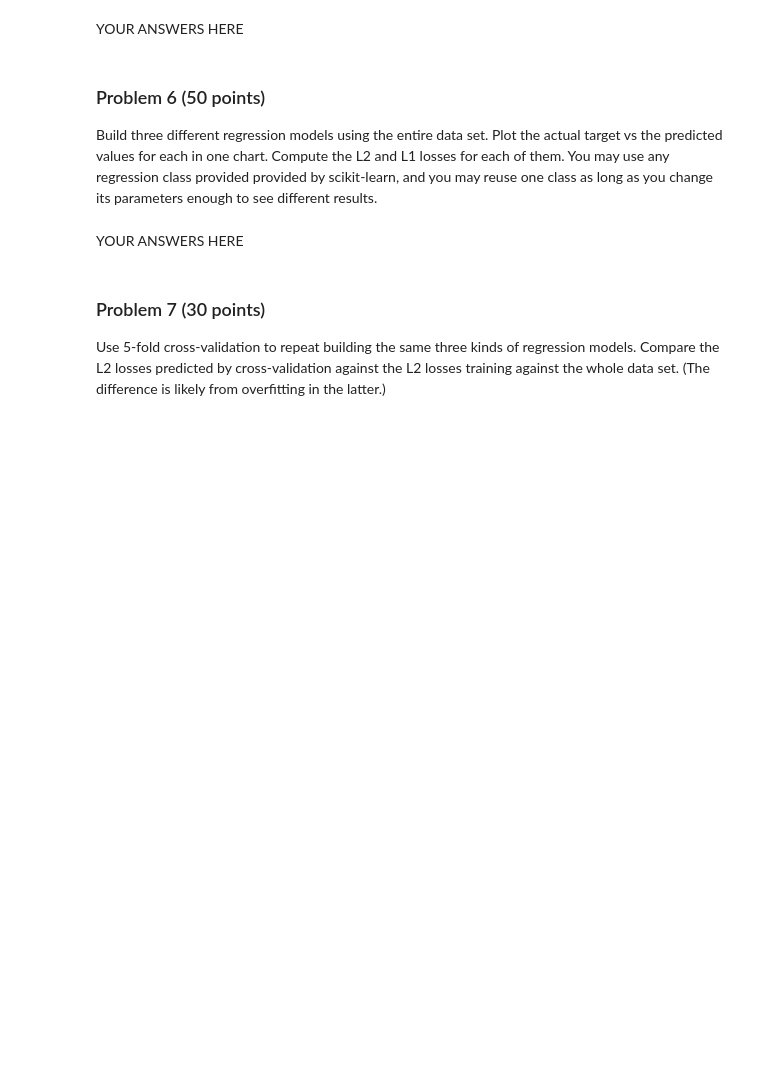
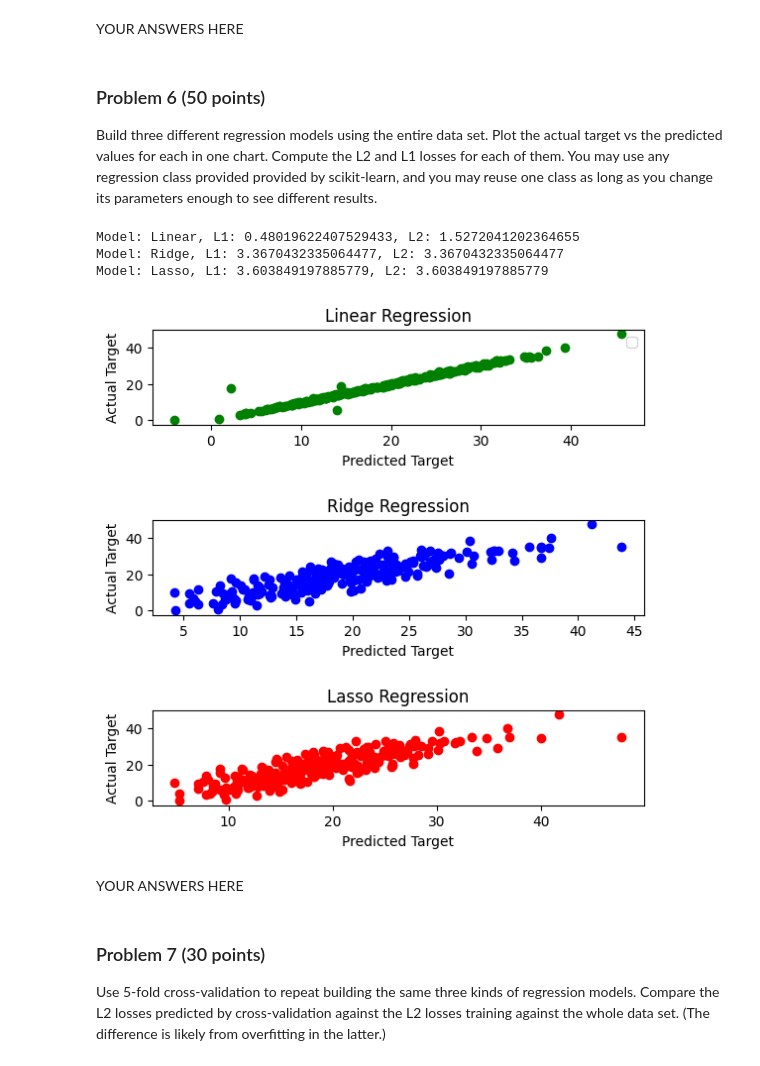
Before and after one commit to AL-Holmes/dx602-final-project, a Jupyter notebook: project.ipynb, the cells around one changed output. Drawn from its saved outputs; the diff is of its cells as text; code cells hidden in the pictures; blank space fills up the shorter version.

```diff
--- a/project.ipynb
+++ b/project.ipynb
@@ -97,6 +97,8 @@ List all of the columns and describe them in your own words.
 # YOUR CODE HERE
 fat_cols = fat.columns
 fat_cols
+fat_features = fat.drop(['target'],axis=1)
+fat_target = fat['target']
 
 '''
 'Density' numeric stated as body density from underwater in gm/cm**3
@@ -216,3 +218,64 @@ You may use any regression class provided provided by scikit-learn, and you may
+# %%
+# Helper for calculating L1,L2 Losses
+def calc_L2(target, actual):
+    error = target - actual
+    error_squared = error * error
+    return np.mean(error_squared)
+def calc_L1(target,actual):
+    error = target - actual
+    return np.mean(np.abs(error))
+
+# 3 models and their losses calculated
+
+fat_linear = sklearn.linear_model.LinearRegression()
+fat_linear.fit(fat_features,fat_target)
+linear_predictions = fat_linear.predict(fat_features)
+linear_L1 = calc_L1(linear_predictions,fat_target)
+linear_L2 = calc_L2(linear_predictions,fat_target)
+
+fat_ridge = sklearn.linear_model.Ridge()
+fat_ridge.fit(fat_features,fat_target)
+ridge_predictions = fat_ridge.predict(fat_features)
+ridge_L1 = calc_L1(ridge_predictions,fat_target)
+ridge_L2 = calc_L1(ridge_predictions,fat_target)
+
+fat_lasso = sklearn.linear_model.Lasso()
+fat_lasso.fit(fat_features,fat_target)
+lasso_predictions = fat_lasso.predict(fat_features)
+lasso_L1 = calc_L1(lasso_predictions,fat_target)
+lasso_L2 = calc_L1(lasso_predictions,fat_target)
+
+# Plot actual vs target for each model
+plt.subplot(3,1,1)
+plt.subplots_adjust(top=2,bottom=1,wspace=1, hspace=1)
+plt.scatter(linear_predictions,fat_target, color="green")
+plt.legend()
+plt.title("Linear Regression")
+plt.xlabel("Predicted Target")
+plt.ylabel("Actual Target")
+
+plt.subplot(3,1,2)
+plt.subplots_adjust(top=2,bottom=1,wspace=1, hspace=1)
+plt.scatter(ridge_predictions,fat_target, color="blue")
+plt.title("Ridge Regression")
+plt.xlabel("Predicted Target")
+plt.ylabel("Actual Target")
+
+plt.subplot(3,1,3)
+plt.subplots_adjust(top=2,bottom=1,wspace=1, hspace=1)
+plt.scatter(lasso_predictions,fat_target, color="red")
+plt.title("Lasso Regression")
+plt.xlabel("Predicted Target")
+plt.ylabel("Actual Target")
+
+print(f'Model: Linear, L1: {linear_L1}, L2: {linear_L2}')
+print(f'Model: Ridge, L1: {ridge_L1}, L2: {ridge_L2}')
+print(f'Model: Lasso, L1: {lasso_L1}, L2: {lasso_L2}')
+# %% [output]
+Model: Linear, L1: 0.48019622407529433, L2: 1.5272041202364655
+Model: Ridge, L1: 3.3670432335064477, L2: 3.3670432335064477
+Model: Lasso, L1: 3.603849197885779, L2: 3.603849197885779
+[figure, added]
 # %% [markdown]
 YOUR ANSWERS HERE
 # %% [markdown]
```
Also changed, not shown: parts of 5 cells of this notebook.
